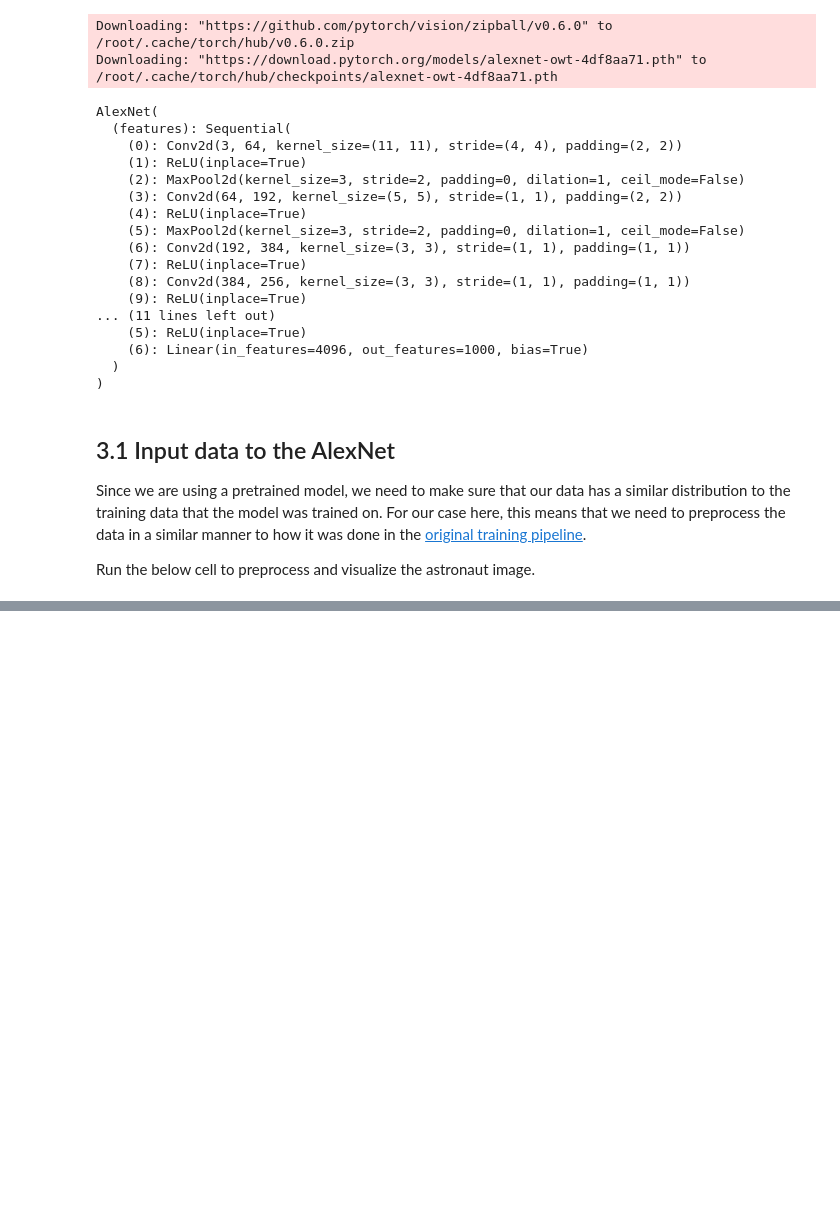
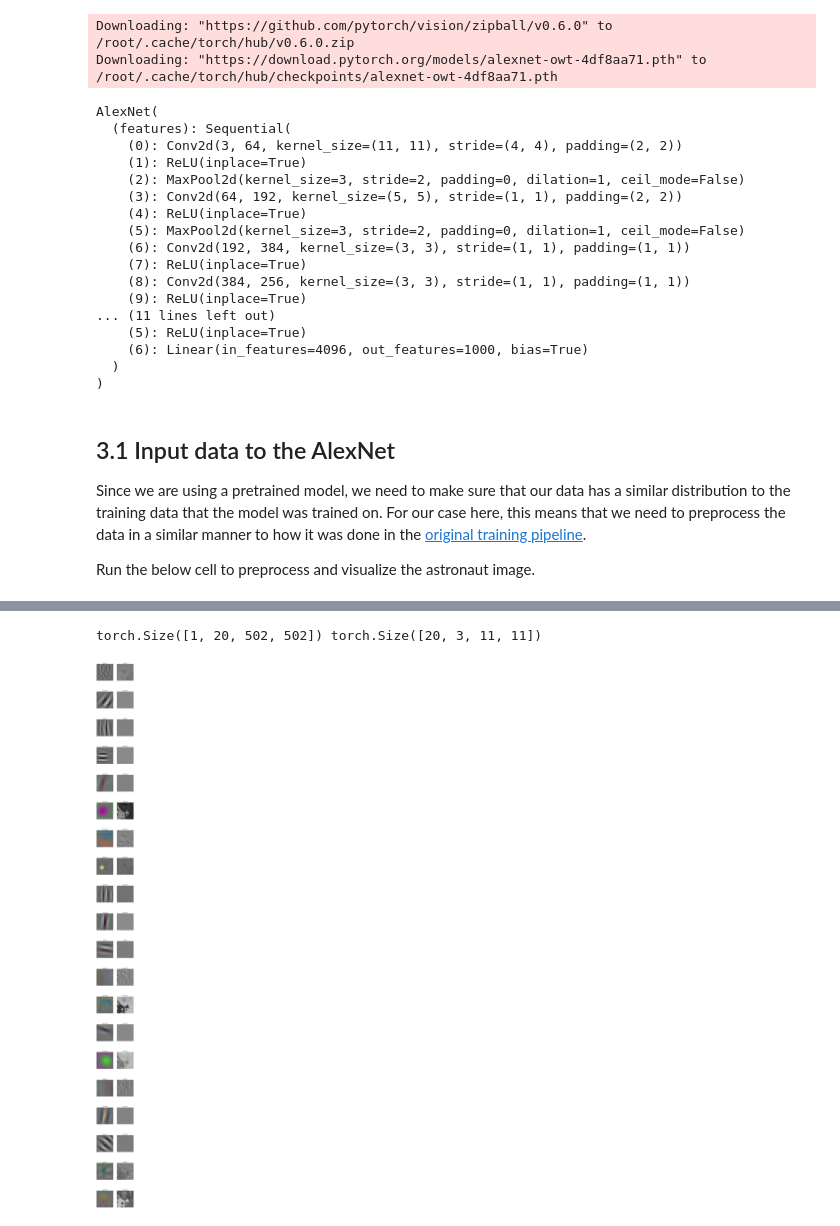
Before and after one commit to SupradeepDanturti/DeepLearning-Pytorch, a Jupyter notebook: DL_Lab_5_ex.ipynb, the cells around one changed output, grey strips where cells are left out. Saved outputs shown, nothing was run; the diff lists cells and outputs as text; code cells hidden in the pictures; blank space fills up the shorter version.

```diff
--- a/DL_Lab_5_ex.ipynb
+++ b/DL_Lab_5_ex.ipynb
@@ -217,17 +253,28 @@ class MyModel(torch.nn.Module):
     def __init__(self):
         super(MyModel, self).__init__()
         ### TODO: Define layers based on description above
-        self.conv1 = None
-        self.pool = None
-        self.conv2 = None
-        self.linear = None
+        self.conv1 = torch.nn.Conv2d(in_channels=3, out_channels=16, kernel_size=5, stride=2)
+        self.pool = torch.nn.MaxPool2d(2)
+        self.conv2 = torch.nn.Conv2d(in_channels=16, out_channels=32, kernel_size=3, stride=2)
+        self.linear = torch.nn.Linear(63*63*32, 5)
 
 
     def forward(self, x):
         ### TODO: Compelete forward pass, print image size after each layer
-        pass
+        x = F.relu(self.conv1(x))
+        print(x.shape)
+        x = F.relu(self.pool(x))
+        print(x.shape)
+        x = F.relu(self.conv2(x))
+        print(x.shape)
+        x = x.view(-1, 32*63*63)
+        x = self.linear(x)
+        print(x.shape)
+        return x
 
-astronaut = data.astronaut()
+astronaut_processed = data.astronaut()
+astronaut_processed = torch.tensor(astronaut_np, dtype=torch.float32)
+astronaut_processed = astronaut_processed.permute(2, 0, 1).unsqueeze(0)
 print(f"astronaut.shape: {astronaut.shape}")
 
 model = MyModel()
@@ -330,22 +387,41 @@ Your answer will look something like this
 # %%
 # random seed
 np.random.seed(691)
 
 # get the weights of the first layer's kernels of the model
 # https://github.com/pytorch/vision/blob/9dff1b40ee9741216686556cc59fbf16964c8156/torchvision/models/alexnet.py#L18
 conv_sequential = model.features
 conv0 = conv_sequential[0]
 conv0_weights = conv0.weight
 
 # indices of kernels to show
 random_inds = np.random.permutation(64)[0:20]
 
 ### TODO: convolve the astronaut image with the kernel weights and obtain the outputs
-
+kernel_outputs = F.conv2d(astronaut_processed.float(), conv0_weights[random_inds])
+print(kernel_outputs.shape, conv0_weights[random_inds].shape)
 
 ### TODO: plot 10 kernels corresponding to the 10 indices in `random_inds` and
 ### their convolution outputs. You may use the provided `image_normalizer()`
 ### function in above cell for scaling the kernel weights and outputs
 ### for visualization.
+
+outputs_normalized = image_normalizer(kernel_outputs.squeeze().permute(1, 2, 0).detach().numpy())
+weights_normalized = image_normalizer(conv0_weights[random_inds].permute(2, 3, 1, 0).detach().numpy())
+
+num_plots = len(random_inds)
+fig, axs = plt.subplots(num_plots, 2, figsize=(8, 6 * num_plots))
+
 for i, ind in enumerate(random_inds):
-    pass
+    axs[i, 0].imshow(weights_normalized[..., i])
+    axs[i, 0].set_title(f'Kernel {random_inds[i]}')
+    axs[i, 0].axis('off')
+
+    axs[i, 1].imshow(outputs_normalized[..., i].squeeze(), cmap='gray')
+    axs[i, 1].set_title(f'Kernel {random_inds[i]}')
+    axs[i, 1].axis('off')
+
+plt.show()
+# %% [output]
+torch.Size([1, 20, 502, 502]) torch.Size([20, 3, 11, 11])
+[figure, added]
```
Also changed, not shown: parts of 8 cells of this notebook.
